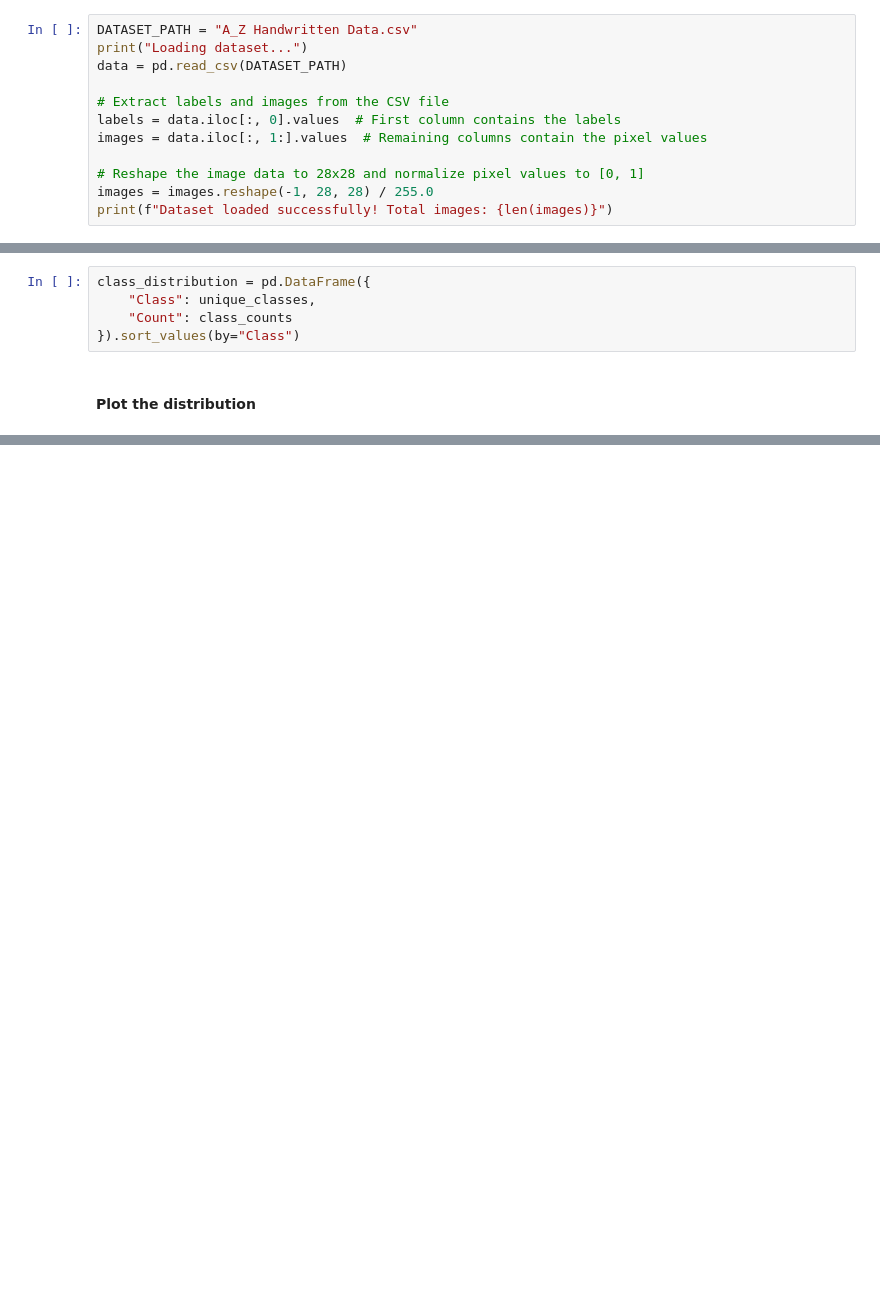
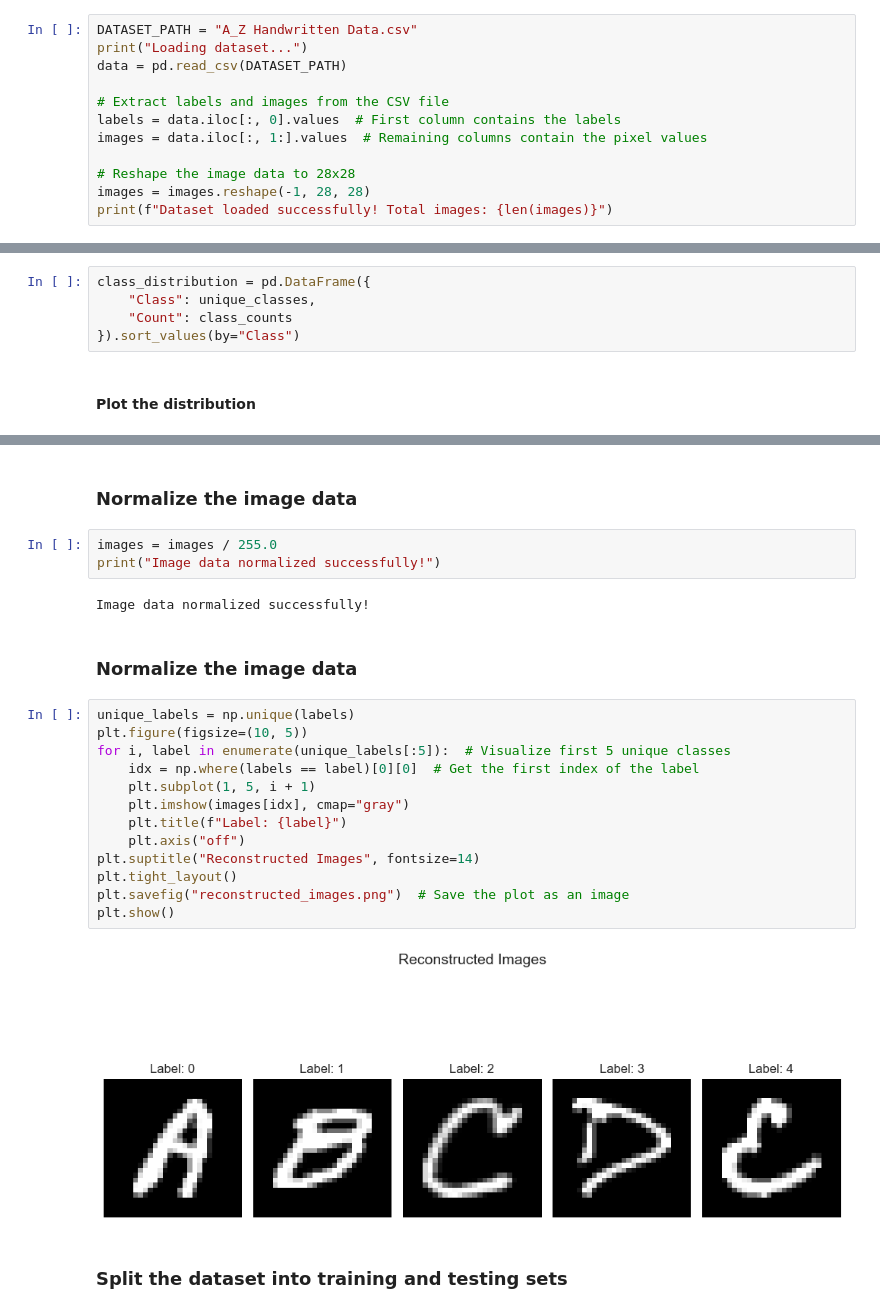
Before and after one commit to iSeFz/ML_Project, a Jupyter notebook: main.ipynb, the cells around one changed output, grey strips where cells are left out. Saved outputs shown, nothing was run; the diff lists cells and outputs as text; blank space fills up the shorter version.

Commit message:
Added code prepare the dataset

```diff
--- a/main.ipynb
+++ b/main.ipynb
@@ -16,8 +17,8 @@ data = pd.read_csv(DATASET_PATH)
 labels = data.iloc[:, 0].values  # First column contains the labels
 images = data.iloc[:, 1:].values  # Remaining columns contain the pixel values
 
-# Reshape the image data to 28x28 and normalize pixel values to [0, 1]
-images = images.reshape(-1, 28, 28) / 255.0
+# Reshape the image data to 28x28
+images = images.reshape(-1, 28, 28)
 print(f"Dataset loaded successfully! Total images: {len(images)}")
 # %% [output]
 Loading dataset...
@@ -61,0 +63,26 @@ plt.show()
+# %% [markdown]
+### **Normalize the image data**
+# %%
+images = images / 255.0
+print("Image data normalized successfully!")
+# %% [output]
+Image data normalized successfully!
+# %% [markdown]
+### **Normalize the image data**
+# %%
+unique_labels = np.unique(labels)
+plt.figure(figsize=(10, 5))
+for i, label in enumerate(unique_labels[:5]):  # Visualize first 5 unique classes
+    idx = np.where(labels == label)[0][0]  # Get the first index of the label
+    plt.subplot(1, 5, i + 1)
+    plt.imshow(images[idx], cmap="gray")
+    plt.title(f"Label: {label}")
+    plt.axis("off")
+plt.suptitle("Reconstructed Images", fontsize=14)
+plt.tight_layout()
+plt.savefig("reconstructed_images.png")  # Save the plot as an image
+plt.show()
+# %% [output]
+[figure, added]
+# %% [markdown]
+### **Split the dataset into training and testing sets**
```
Also changed, not shown: parts of 4 cells of this notebook, 1 other file.
